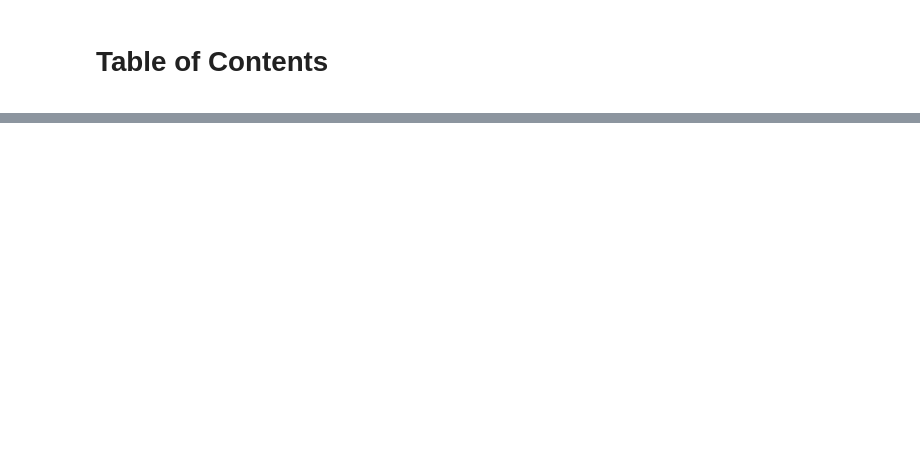
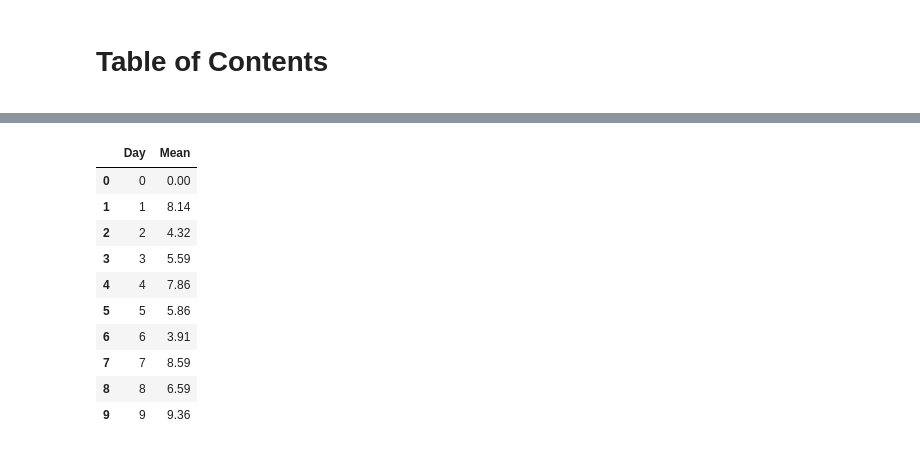
Before and after one commit to ufranca/2026_wc, a Jupyter notebook: plot_results_v3.ipynb, the cells around one changed output, grey strips where cells are left out. Drawn from its saved outputs; the diff is of its cells as text; code cells hidden in the pictures; blank space fills up the shorter version.

```diff
--- a/plot_results_v3.ipynb
+++ b/plot_results_v3.ipynb
@@ -276,22 +512,18 @@ plt.savefig('figuras/resultados.jpg',bbox_inches='tight')
 from matplotlib import transforms as tf
 from itertools import cycle, islice
 
+
 sns.set(style="ticks", context="talk" , font_scale=1.2)
-f, ax = plt.subplots(figsize=(20,10));
+f, ax = plt.subplots(figsize=(26,10));
 
-df_ec['Puntos_Day'] = df_ec['Puntos_Day'].astype(int)
+df_ec['Puntos_real_day'] = df_ec['Puntos_real_day'].astype(int)
 
-df_ec['Media_movil'] = df_ec['Media_movil'].round(2)
-
-df_to_plot = df_ec.pivot_table(values='Media_movil', index='Day', columns='Name')
-#df_to_plot = df_to_plot.rolling(window=3).mean()
-
-display(df_to_plot)
-
+df_to_plot = df_ec.pivot_table(values='Puntos_real_day', index='Day', columns='Name')
 df_mean = df_to_plot.T.mean().reset_index(name='mean')#.groupby('Day')
 df_std = df_to_plot.T.std().reset_index(name='std')#.groupby('Day')
 df_mean_std = df_mean.merge(df_std, on='Day', how='outer')
 df_mean_std
+
 
 alp=0.1
 
@@ -302,81 +534,60 @@ plt.fill_between(list(df_mean_std['Day']),
 
 plt.fill_between(list(df_mean_std['Day']),
                  list(df_mean_std['mean'] - df_mean_std['std']),
                  list(df_mean_std['mean'] - 2*df_mean_std['std']),
                  color='yellow', alpha=alp)
 
 plt.fill_between(list(df_mean_std['Day']),
                  list(df_mean_std['mean'] + df_mean_std['std']),
                  list(df_mean_std['mean'] + 2*df_mean_std['std']),
                  color='yellow', alpha=alp)
 
 plt.fill_between(list(df_mean_std['Day']),
                  list(df_mean_std['mean'] - 2*df_mean_std['std']),
                  list(df_mean_std['mean'] - 3*df_mean_std['std']),
                  color='blue', alpha=alp)
 
 plt.fill_between(list(df_mean_std['Day']),
                  list(df_mean_std['mean'] + 2*df_mean_std['std']),
                  list(df_mean_std['mean'] + 3*df_mean_std['std']),
                  color='blue', alpha=alp)
 
 
-
-df_to_plot.plot(kind='line',  alpha=0.9, ax=ax,
-                #marker = 'X',#[marker_dict.get(x, '#333333') for x in df_to_plot.columns],
-                #markersize = 10,
-                style = [style_dict.get(x, '#333333') for x in df_to_plot.columns],
-                color=[color_dict.get(x, '#333333') for x in df_to_plot.columns]);
-
-sns.scatterplot(x ='Day' , y='Media_movil', data=df_ec, ax=ax, marker = 's', color='SlateGrey')
-                #marker = 'X',#[marker_dict.get(x, '#333333') for x in df_to_plot.columns],
-                #markersize = 10, ;
-
-df_ec_day = df_ec[df_ec['Day'] == df_ec['Day'].max()]
-df_ec_day
-
-loc_x_day = df_ec['Day'].max()+0.05
-
-colors = ['FireBrick', 'FireBrick', 'FireBrick']#['ForestGreen', 'DarkOrange', 'FireBrick']
-max_puntos = df_ec['Media_movil'].max()
-dict_puntos = {}
-i = 0
-for j in list(df_ec['Media_movil'].unique()):
-    #j= round(j,3)
-    list_names = sorted(list(df_ec_day[df_ec_day['Media_movil'] == j]['Name'].unique()))
-
-    if len(list_names) > 0:
-        dict_puntos[j] = list_names
-
-        listToStr_names = ', '.join([str(elem) for elem in dict_puntos[j]])
-        print(listToStr_names)
-
-#        if i < 3:
-
-        ax.annotate(str(j)+': '+listToStr_names,
-                    (loc_x_day, j),
-                    xytext=(loc_x_day, j),  size=18,
-                    textcoords='offset points', color='Black')#color=colors[i])
-
-#         else:
-#             ax.annotate(str(j)+': '+listToStr_names,
-#                         (loc_x_day, j),
-#                         xytext=(loc_x_day, j),  size=20,
-#                         textcoords='offset points', color='FireBrick')
+sns.swarmplot(x='Day', y='Puntos_real_day', data=df_ec, hue='Name',
+              size=15,
+              palette=list(color_dict.values()),
+              alpha=0.8, ax=ax)
+df_to_plot = df_ec.groupby('Day')['Puntos_real_day'].mean().round(2).reset_index(name='Mean')
+display(df_to_plot)
+df_to_plot.plot(kind='line',  x ='Day' , y='Mean', alpha=0.5, style="--",
+                marker='s', color='red' ,label='Media del dia', ax=ax, );
 
 
-        i+=1
 
-plt.ylim(0,df_ec['Media_movil'].max()+4)
+#df_to_plot.plot(kind='line',  alpha=0.9, ax=ax, marker='s', color='SlateGrey' ,legend=False);
+#ax.get_legend()#.remove()
 
-plt.xticks(range(0, df_ec['Day'].max()+2, 1))
-plt.title('Media móvil de los ultimos 3 días')
+#plt.ylim(-0.2, 12)
+
+#plt.xticks(range(0, df_ec['Day'].max()+2, 1))
 
 plt.xlabel('Dia')
-plt.ylabel('Puntos')
-
+plt.ylabel('Puntos Diarios')
+plt.title('Puntos Diarios')
+ax.legend(bbox_to_anchor=(1.2, 1.0), loc=1, prop={'size': 22})
 
 sns.despine(offset=10, trim=True)
-ax.yaxis.grid(True, alpha=0.4)
-ax.legend(bbox_to_anchor=(1.4, 1.0), loc=1, prop={'size': 20})
-plt.savefig('figuras/resultados_rolling.jpg', bbox_inches='tight')
+ax.yaxis.grid(True, alpha=0.2)
+plt.savefig('figuras/resultados_puntos_diarios.jpg', bbox_inches='tight')
+# %% [output]
+|  | Day | Mean |
+| 0 | 0 | 0.00 |
+| 1 | 1 | 8.14 |
+| 2 | 2 | 4.32 |
+| 3 | 3 | 5.59 |
+| 4 | 4 | 7.86 |
+| 5 | 5 | 5.86 |
+| 6 | 6 | 3.91 |
+| 7 | 7 | 8.59 |
+| 8 | 8 | 6.59 |
+| 9 | 9 | 9.36 |
```
Also changed, not shown: parts of 15 cells of this notebook, 5 other files.
